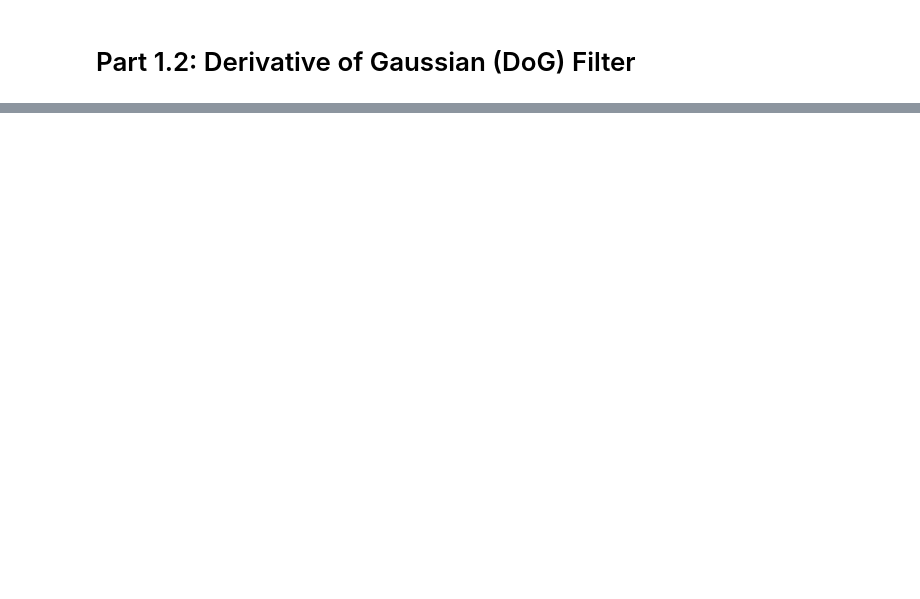
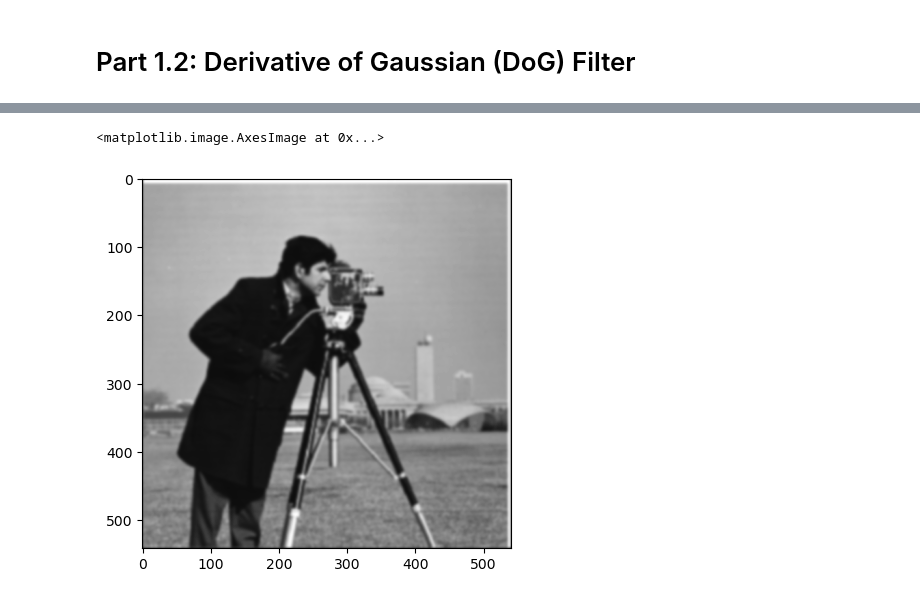
Before and after one commit to hackerzilla/cs180, a Jupyter notebook: proj2/code/main.ipynb, the cells around one changed output, grey strips where cells are left out. Drawn from its saved outputs; the diff is of its cells as text; code cells hidden in the pictures; blank space fills up the shorter version.

```diff
--- a/proj2/code/main.ipynb
+++ b/proj2/code/main.ipynb
@@ -106,2 +98,11 @@ imshow(cam_man_nabla_binarized, cmap='gray')
 # %% [markdown]
 # Part 1.2: Derivative of Gaussian (DoG) Filter
+# %%
+# Creates a Gaussian filter.
+# Hint: use cv2.getGaussianKernel() and dot it with its transpose.
+def create_gaussian_2d(size, sigma):
+    gaussian_1d = cv2.getGaussianKernel(ksize=size, sigma=sigma)
+    return np.dot(gaussian_1d, np.transpose(gaussian_1d))
+
+gaussian = create_gaussian_2d(10, 0)
+imshow(gaussian)
@@ -107,0 +112,7 @@ imshow(cam_man_nabla_binarized, cmap='gray')
+# %%
+# Blur the original by convolving with the Gaussian.
+cam_man_blurred = convolve2d(cam_man_gray, gaussian, mode='same', boundary='fill')
+imshow(cam_man_blurred, cmap='gray')
+# %% [output]
+<matplotlib.image.AxesImage at 0x...>
+[figure, added]
```
Also changed, not shown: parts of 14 cells of this notebook.
